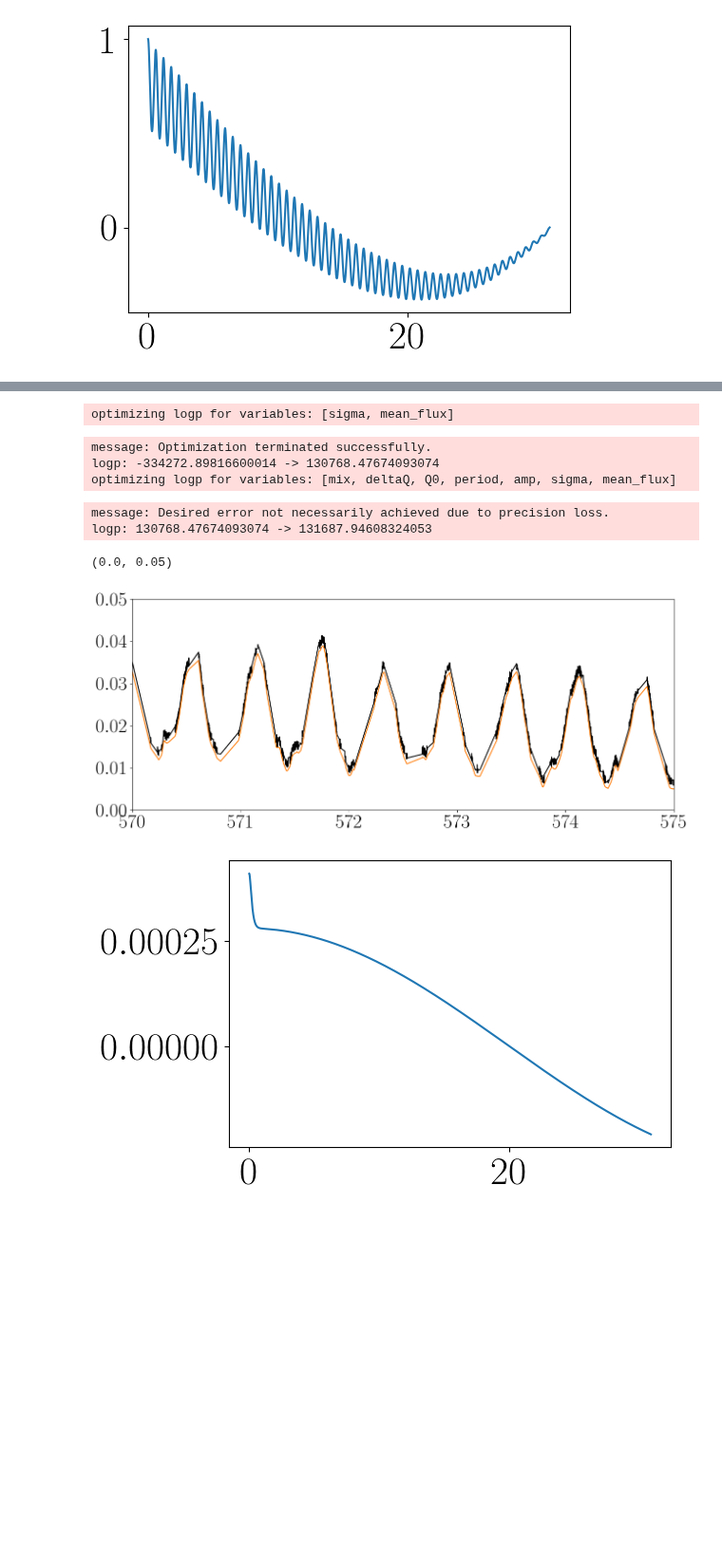
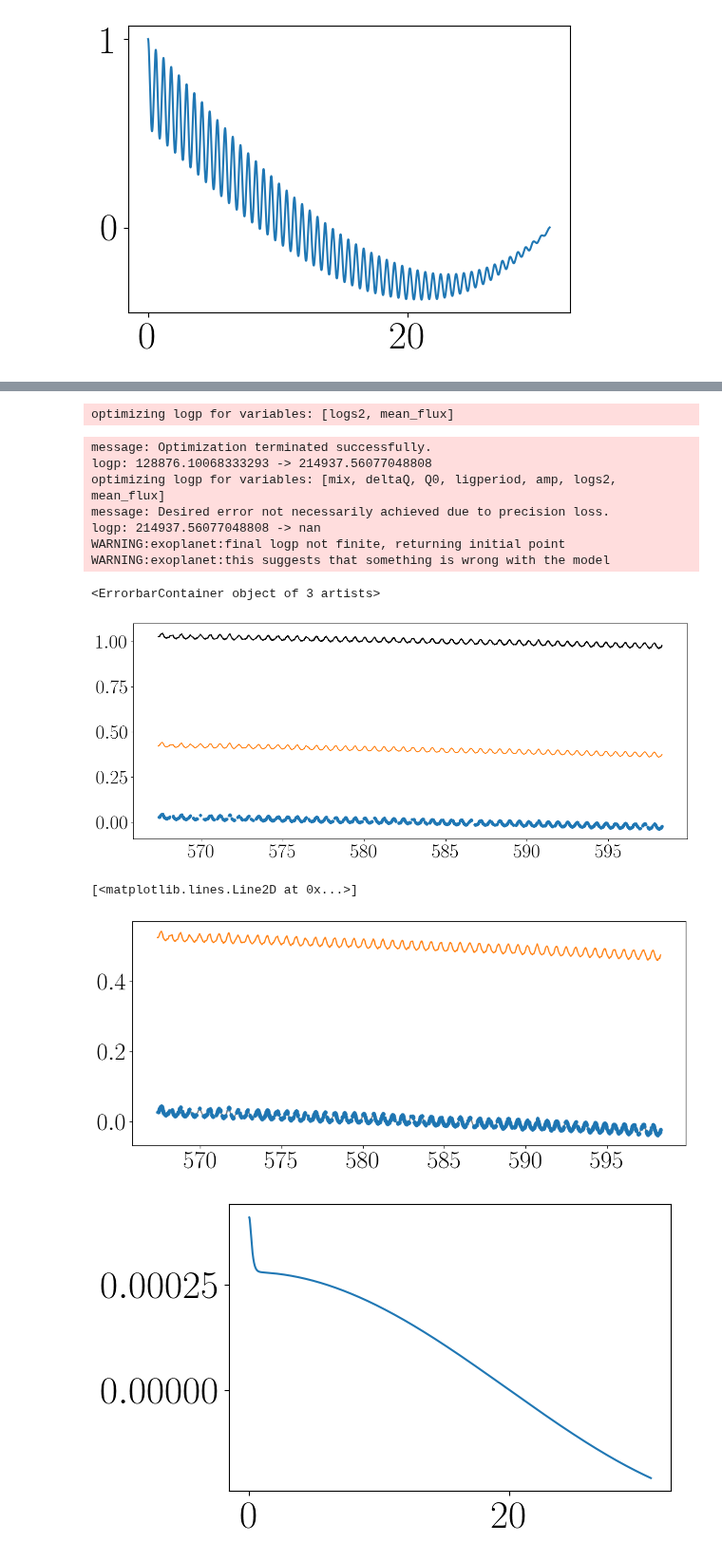
Before and after one commit to lupitatovar/flares, a Jupyter notebook: notebooks/rotation_kernel_gp.ipynb, the cells around one changed output, grey strips where cells are left out. Shown at 95% size. Saved outputs shown, nothing was run; the diff lists cells and outputs as text; code cells hidden in the pictures; blank space fills up the shorter version.

```diff
--- a/notebooks/rotation_kernel_gp.ipynb
+++ b/notebooks/rotation_kernel_gp.ipynb
@@ -263,28 +302,43 @@ Name: Log-probability of test_point, dtype: float64
 # %%
 with model:
 
-    soln = xo.optimize(vars=[mean_flux, sigma])
+    soln = xo.optimize(vars=[mean_flux, logs2])
     soln = xo.optimize(soln)
 # %% [output]
-optimizing logp for variables: [sigma, mean_flux]
+optimizing logp for variables: [logs2, mean_flux]
 message: Optimization terminated successfully.
-logp: -334272.89816600014 -> 130768.47674093074
-optimizing logp for variables: [mix, deltaQ, Q0, period, amp, sigma, mean_flux]
+logp: 128876.10068333293 -> 214937.56077048808
+optimizing logp for variables: [mix, deltaQ, Q0, ligperiod, amp, logs2, mean_flux]
+message: Desired error not necessarily achieved due to precision loss.
+logp: 214937.56077048808 -> nan
+WARNING:exoplanet:final logp not finite, returning initial point
+WARNING:exoplanet:this suggests that something is wrong with the model
-message: Desired error not necessarily achieved due to precision loss.
-logp: 130768.47674093074 -> 131687.94608324053
 # %%
 with model:
 
     pred = xo.eval_in_model(gp.predict(), soln)
 # %%
 plt.figure(figsize=(15, 6))
-plt.plot(t, y-1, "k")
+plt.plot(t, y, "k")
 plt.plot(t, pred, "C1")
-plt.xlim(570,575)
-plt.ylim(0,0.05)
+plt.errorbar(t,y-1, yerr=yerr, linestyle='none', marker='.', alpha=0.3)
+#plt.xlim(570,575)
+#plt.ylim(0,0.05)
 # %% [output]
-(0.0, 0.05)
+<ErrorbarContainer object of 3 artists>
-[figure, old version]
+[figure, new version]
+# %%
+
+plt.figure(figsize=(12,5))
+plt.errorbar(t,y-1, yerr=yerr, linestyle='none', marker='.', alpha=0.3)
+plt.plot(t,y-1, c='k', alpha=0.5)
+
+plt.plot(t,map_soln['pred']+map_soln['mean_flux'],color='C1', zorder=10)
+#plt.xlim(551,552)
+#plt.ylim(.99,1.02)
+# %% [output]
+[<matplotlib.lines.Line2D at 0x...>]
+[figure, added]
 # %%
 with model:
 
```
Also changed, not shown: parts of 11 cells of this notebook, 1 other file.
